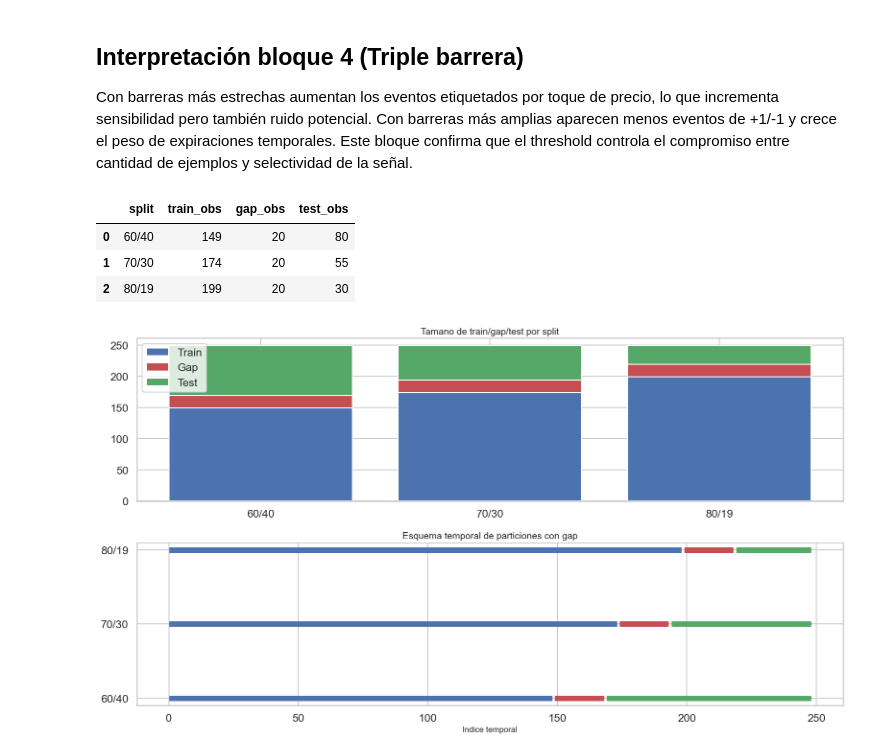
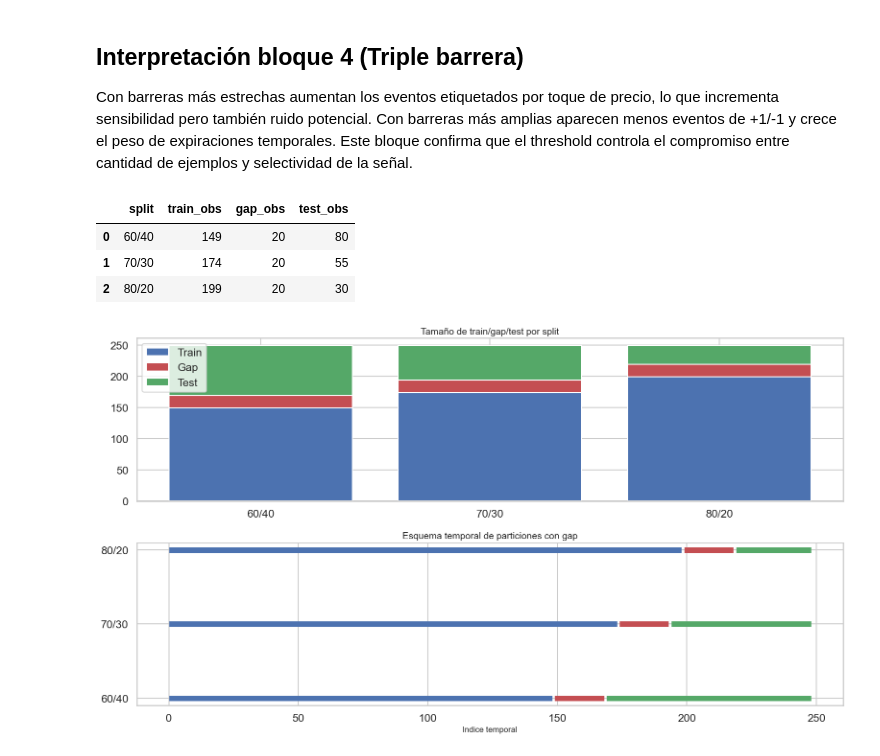
Before and after one commit to rodovilllapa210/Taller_B3_T1, a Jupyter notebook: Taller_B3_T1.ipynb, the cells around one changed output. Cells and saved outputs as stored; diff of their text form; code cells hidden in the pictures.

```diff
--- a/Taller_B3_T1.ipynb
+++ b/Taller_B3_T1.ipynb
@@ -616,32 +619,32 @@ Con barreras más estrechas aumentan los eventos etiquetados por toque de precio
 # %%
 # -----------------------------------------------------------------------------
 # Particiones temporales train/test con gap y tabla resumen.
 # -----------------------------------------------------------------------------
 
 def temporal_split_with_gap(df, train_ratio=0.7, gap=20):
     n = len(df)
     train_end = int(n * train_ratio)
     test_start = train_end + gap
     train_idx = np.arange(0, max(0, train_end))
     test_idx = np.arange(min(test_start, n), n)
     return train_idx, test_idx
 
 validation_df = btc_dollar[["timestamp", "close", "log_ret"]].dropna().reset_index(drop=True)
 
 gap_bars = 20
 ratios = [0.6, 0.7, 0.8]
 split_rows = []
 for r in ratios:
     tr_idx, te_idx = temporal_split_with_gap(validation_df, train_ratio=r, gap=gap_bars)
-    split_rows.append({"split": f"{int(r*100)}/{int((1-r)*100)}", "train_obs": len(tr_idx), "gap_obs": gap_bars, "test_obs": len(te_idx)})
+    split_rows.append({"split": f"{int(round(r*100))}/{100-int(round(r*100))}", "train_obs": len(tr_idx), "gap_obs": gap_bars, "test_obs": len(te_idx)})
 
 splits_summary = pd.DataFrame(split_rows)
 display(splits_summary)
 # %% [output]
 |  | split | train_obs | gap_obs | test_obs |
 | 0 | 60/40 | 149 | 20 | 80 |
 | 1 | 70/30 | 174 | 20 | 55 |
-| 2 | 80/19 | 199 | 20 | 30 |
+| 2 | 80/20 | 199 | 20 | 30 |
 # %%
 # -----------------------------------------------------------------------------
 # Visualización de tamaños y esquema temporal de los splits.
```
Also changed, not shown: parts of 7 cells of this notebook.
